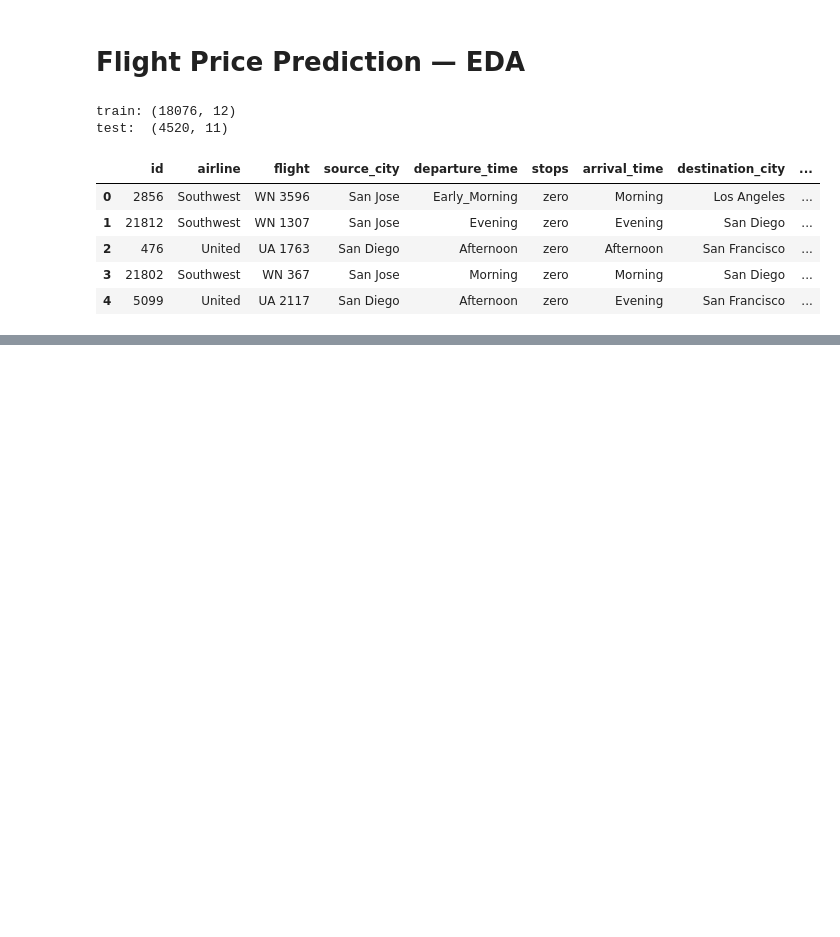
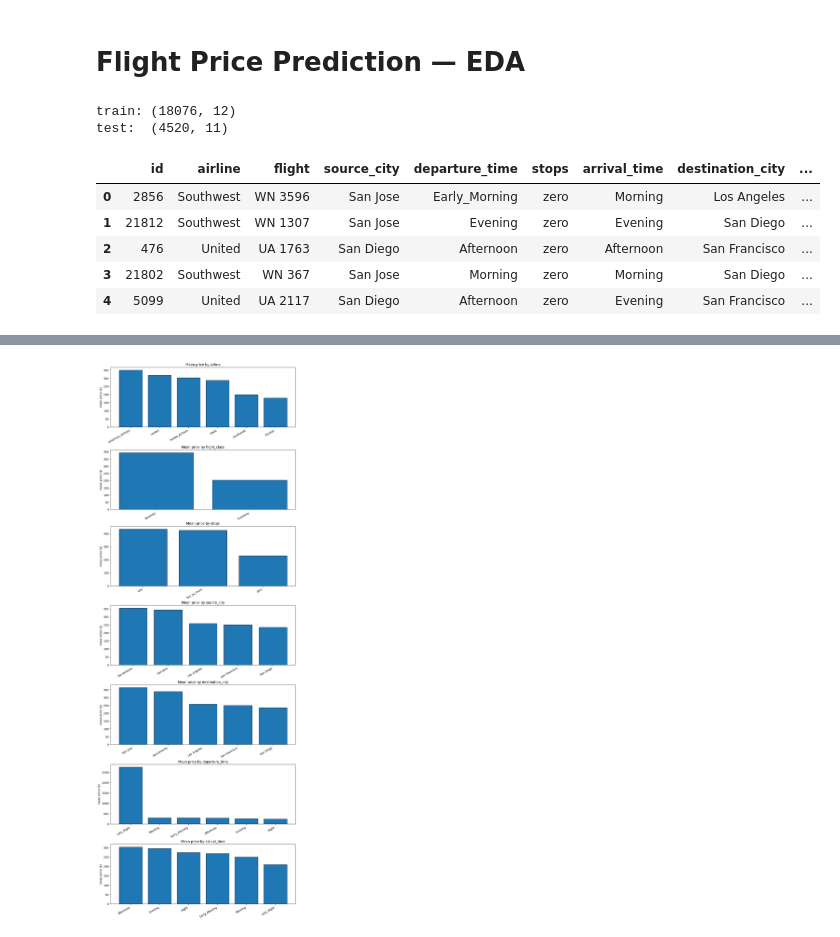
Before and after one commit to dhananjay-deshmukh/flight-price-prediction, a Jupyter notebook: notebooks/01_eda.ipynb, the cells around one changed output, grey strips where cells are left out. Cells and saved outputs as stored; diff of their text form; code cells hidden in the pictures; blank space fills up the shorter version.

```diff
--- a/notebooks/01_eda.ipynb
+++ b/notebooks/01_eda.ipynb
@@ -30,0 +170,20 @@ test:  (4520, 11)
+# %%
+# 4. Categorical features — mean price per category
+cat_cols = [
+    'airline', 'flight_class', 'stops',
+    'source_city', 'destination_city',
+    'departure_time', 'arrival_time',
+]
+
+fig, axes = plt.subplots(len(cat_cols), 1, figsize=(10, 4 * len(cat_cols)), layout='constrained')
+for ax, col in zip(axes, cat_cols):
+    mean_price = train.groupby(col)['price'].mean().sort_values(ascending=False)
+    ax.bar(range(len(mean_price)), mean_price.to_numpy(), edgecolor='black')
+    ax.set_xticks(range(len(mean_price)))
+    ax.set_xticklabels(mean_price.index, rotation=30, ha='right')
+    ax.set_title(f'Mean price by {col}')
+    ax.set_ylabel('mean price ($)')
+
+plt.show()
+# %% [output]
+[figure, added]
```
Also changed, not shown: parts of 11 cells of this notebook.
